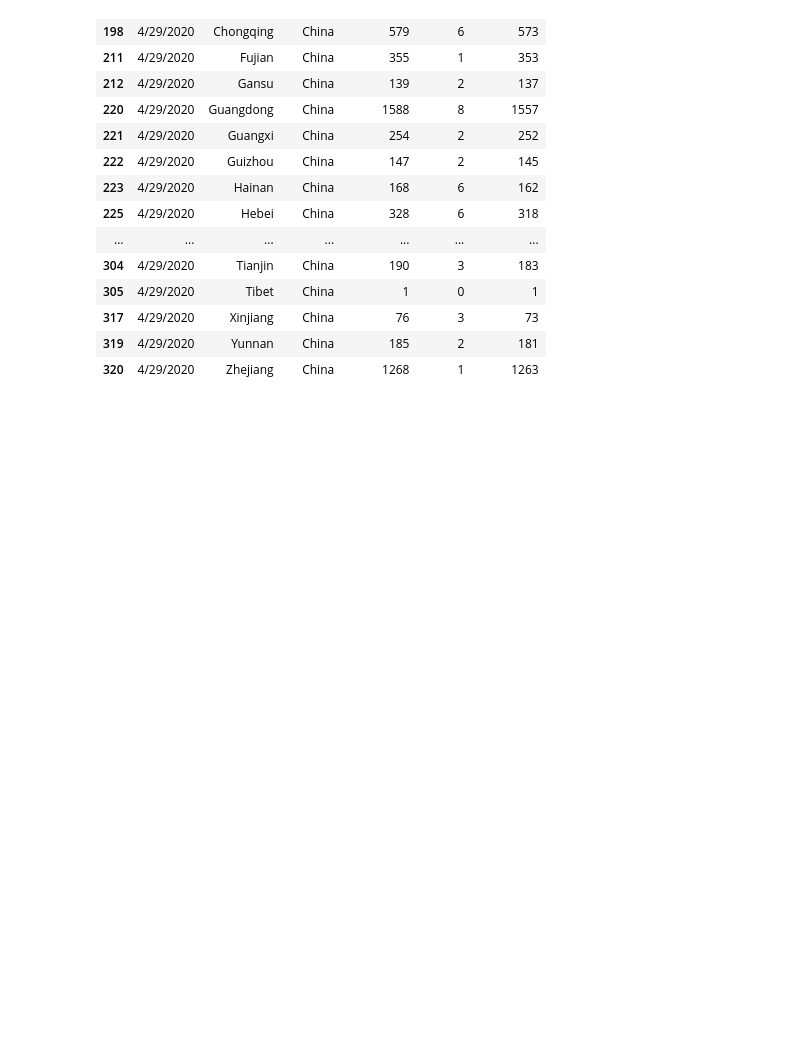
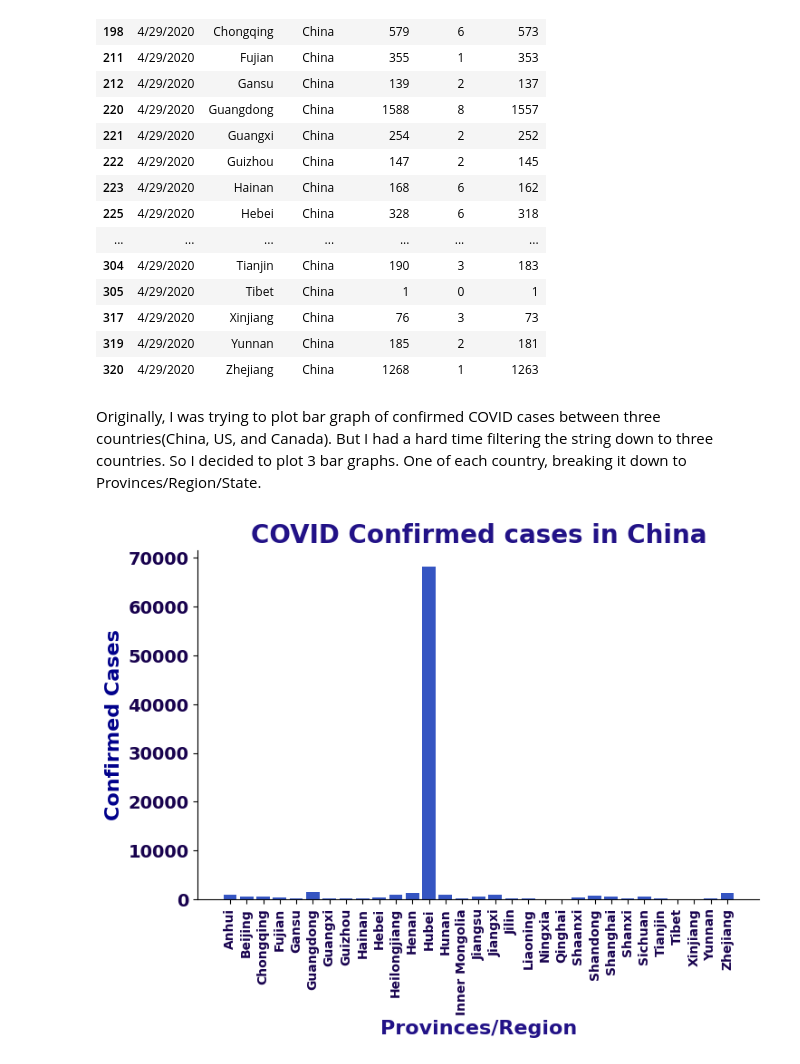
Before and after one commit to Bourne215/Capstone-Project, a Jupyter notebook: notebook/Capstone_Project(Rough Draft).ipynb, the cells around one changed output. Drawn from its saved outputs; the diff is of its cells as text; code cells hidden in the pictures; blank space fills up the shorter version.

Commit message:
Plotting COVID Cases with 3 countries (ROUGH)

```diff
--- a/notebook/Capstone_Project(Rough Draft).ipynb
+++ b/notebook/Capstone_Project(Rough Draft).ipynb
@@ -239,3 +239,31 @@ filter3_df
 | 317 | 4/29/2020 | Xinjiang | China | 76 | 3 | 73 |
 | 319 | 4/29/2020 | Yunnan | China | 185 | 2 | 181 |
 | 320 | 4/29/2020 | Zhejiang | China | 1268 | 1 | 1263 |
+# %% [markdown]
+Originally, I was trying to plot bar graph of confirmed COVID cases between three countries(China, US, and Canada). But I had a hard time filtering the string down to three countries. So I decided to plot 3 bar graphs. One of each country, breaking it down to Provinces/Region/State.
+# %%
+plt.figure(figsize=(8,5))
+recover_cases = covid_df.groupby('Country')["Recovered"].sum().reset_index()
+filter_string = 'China'
+string_df = covid_df[covid_df['Country'] == filter_string]
+
+
+colors = ["red","orange","yellow","green","blue","purple"]
+
+ax = plt.gca()
+ax.spines['top'].set_visible(False)
+ax.spines['right'].set_visible(False)
+
+
+plt.bar(string_df['State'], string_df['Confirmed'],
+        color="#022BB3", linewidth=2,alpha=0.8)
+#plt.ylim(0, 13100)
+plt.title("COVID Confirmed cases in China", fontsize=20, fontweight="bold", color="#221287")
+plt.grid(True, which='minor',axis = 'y', color='black', linestyle='-', linewidth=0.5)
+plt.xlabel("Provinces/Region", fontsize=16, fontweight="bold", color="#221287")
+plt.ylabel("Confirmed Cases", fontsize=16, fontweight="bold", color="darkblue")
+plt.xticks(rotation=90, fontsize=10, fontweight="bold", color="#18024E")
+plt.yticks(fontsize=14, fontweight="bold", color="#18024E")
+plt.show()
+# %% [output]
+[figure, added]
```
Also changed, not shown: parts of 3 cells of this notebook.
